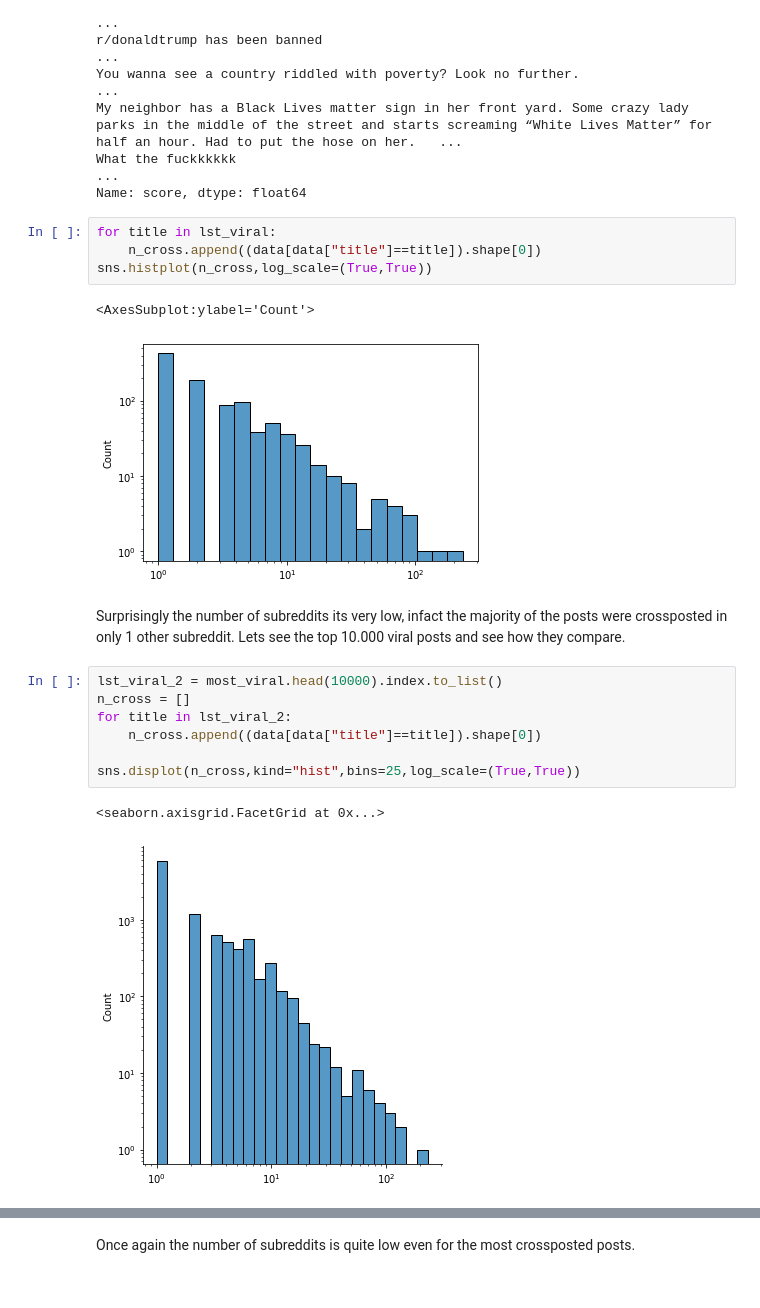
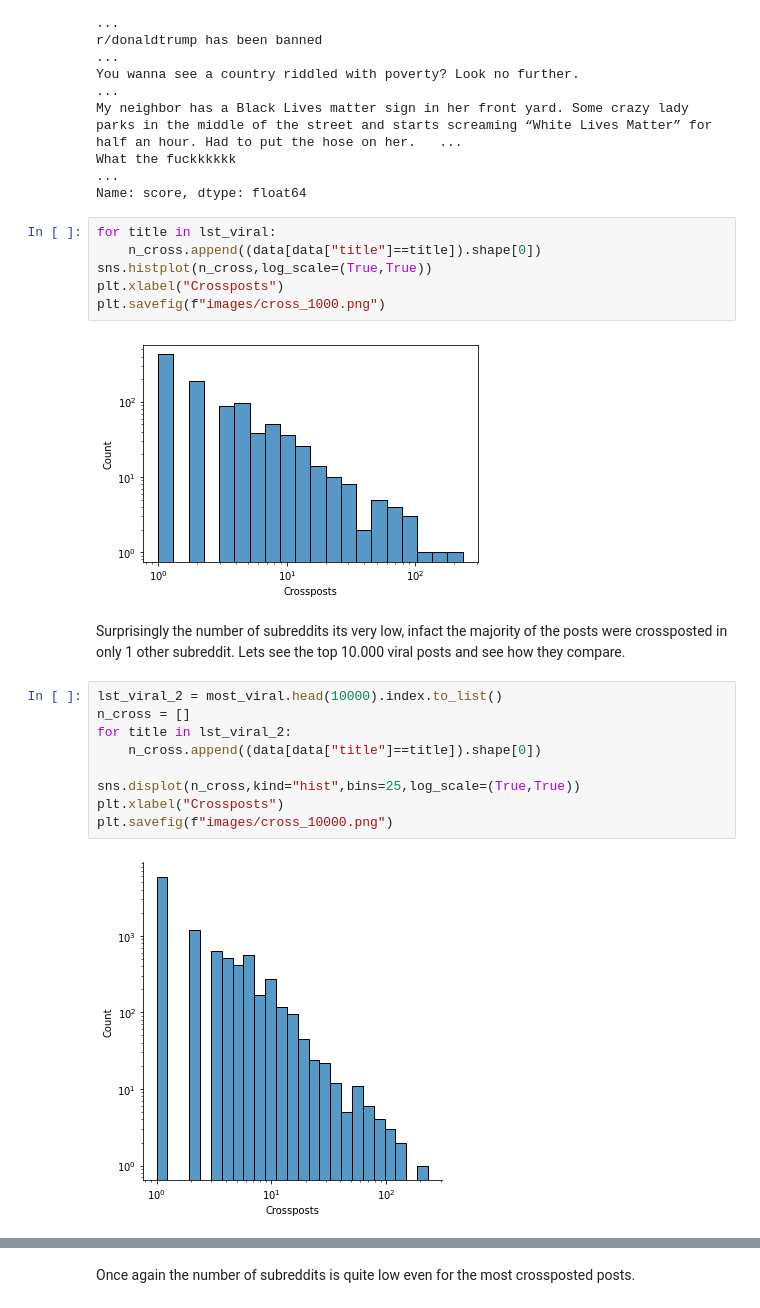
Before and after one commit to pspinaunipi/Project_Social_Network_Analysis, a Jupyter notebook: analize_data/Explore Data.ipynb, the cells around one changed output, grey strips where cells are left out. Drawn from its saved outputs; the diff is of its cells as text.

```diff
--- a/analize_data/Explore Data.ipynb
+++ b/analize_data/Explore Data.ipynb
@@ -406,10 +258,11 @@ Name: score, dtype: float64
 # %%
 for title in lst_viral:
     n_cross.append((data[data["title"]==title]).shape[0])
 sns.histplot(n_cross,log_scale=(True,True))
+plt.xlabel("Crossposts")
+plt.savefig(f"images/cross_1000.png")
 # %% [output]
-<AxesSubplot:ylabel='Count'>
-[figure, old version]
+[figure, new version]
 # %% [markdown]
 Surprisingly the number of subreddits its very low, infact the majority of the posts were crossposted in only 1 other subreddit.
 Lets see the top 10.000 viral posts and see how they compare.
@@ -420,7 +273,8 @@ for title in lst_viral_2:
     n_cross.append((data[data["title"]==title]).shape[0])
 
 sns.displot(n_cross,kind="hist",bins=25,log_scale=(True,True))
+plt.xlabel("Crossposts")
+plt.savefig(f"images/cross_10000.png")
 # %% [output]
-<seaborn.axisgrid.FacetGrid at 0x...>
-[figure, old version]
+[figure, new version]
 # %% [markdown]
```
Also changed, not shown: parts of 39 cells of this notebook, 2 other files.
